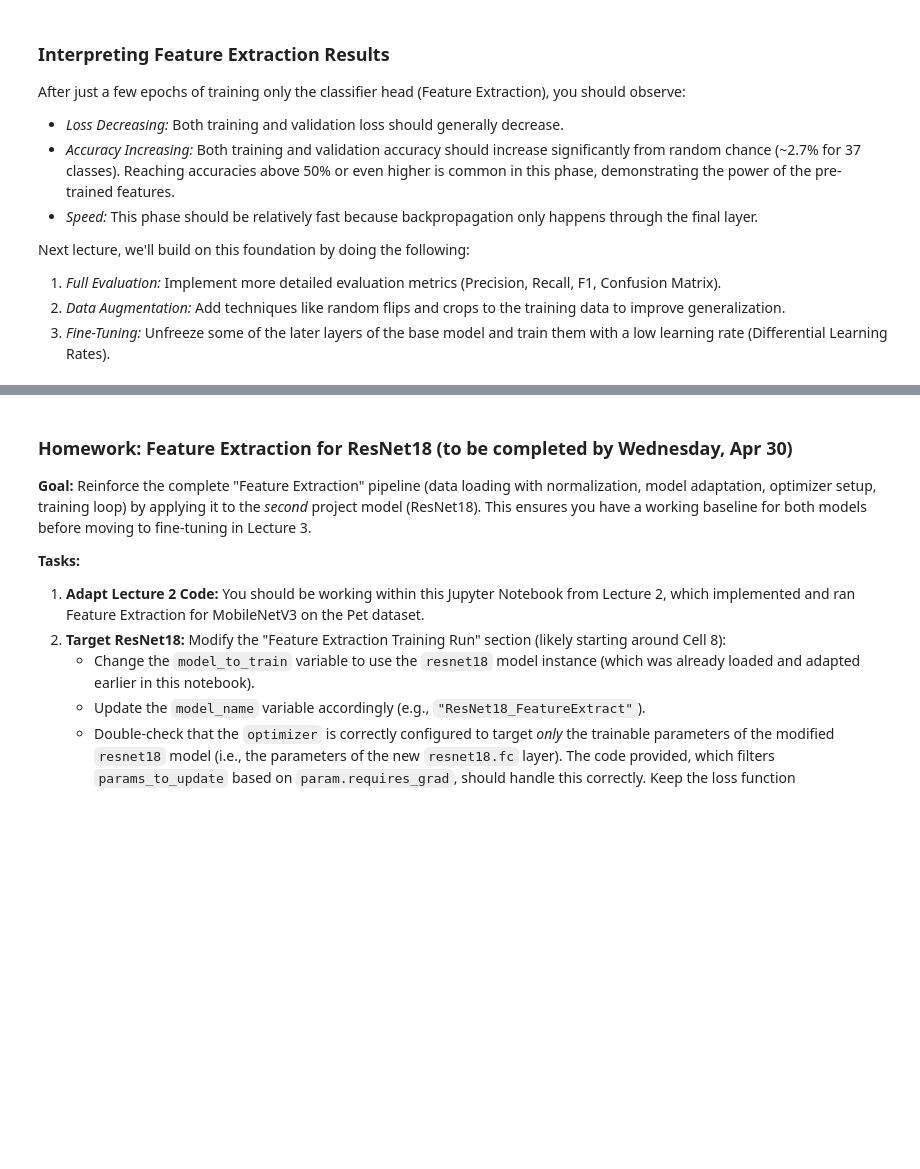
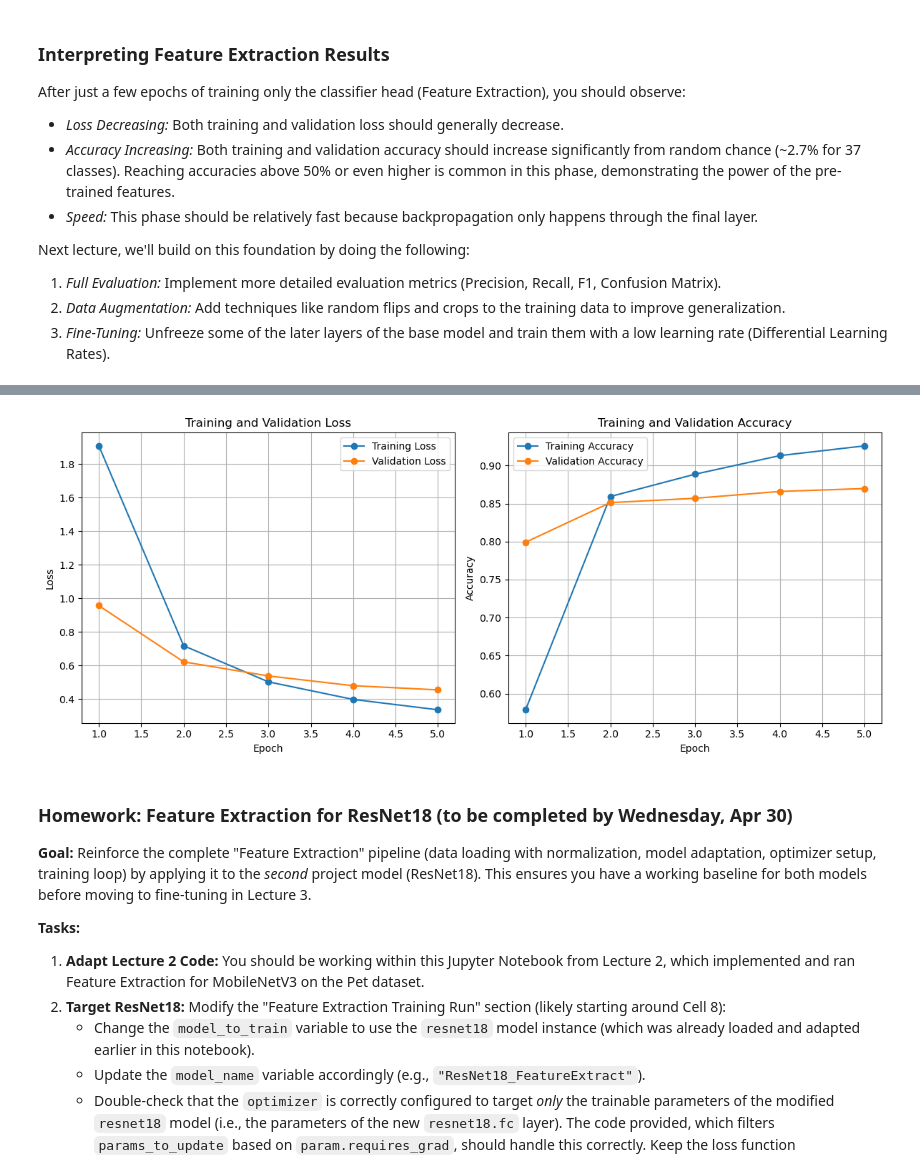
Before and after one commit to arvindsuresh-math/MATH-392-Intro-to-neural-networks, a Jupyter notebook: notebooks/22_fine-tuning-II.ipynb, the cells around one changed output, grey strips where cells are left out. Drawn from its saved outputs; the diff is of its cells as text; code cells hidden in the pictures; blank space fills up the shorter version.

```diff
--- a/notebooks/22_fine-tuning-II.ipynb
+++ b/notebooks/22_fine-tuning-II.ipynb
@@ -489,3 +616,42 @@ Next lecture, we'll build on this foundation by doing the following:
+# %%
+# --- Plotting Training & Validation Metrics ---
+# Assumes train_losses, val_losses, train_accs, val_accs lists exist from the previous cell.
+
+import matplotlib.pyplot as plt
+
+# Create epoch range for x-axis (e.g., if num_epochs=5, this is [1, 2, 3, 4, 5])
+epochs_range = range(1, num_epochs + 1)
+
+# Create a figure with two subplots: one for loss, one for accuracy
+plt.figure(figsize=(12, 5))
+
+# Plot Training & Validation Loss
+plt.subplot(1, 2, 1) # (rows, columns, panel number)
+plt.plot(epochs_range, train_losses, 'o-', label='Training Loss') # 'o-' creates markers and lines
+plt.plot(epochs_range, val_losses, 'o-', label='Validation Loss')
+plt.xlabel('Epoch')
+plt.ylabel('Loss')
+plt.title('Training and Validation Loss')
+plt.legend() # Show legend based on labels
+plt.grid(True) # Add a grid for easier reading
+
+# Plot Training & Validation Accuracy
+plt.subplot(1, 2, 2)
+plt.plot(epochs_range, train_accs, 'o-', label='Training Accuracy')
+plt.plot(epochs_range, val_accs, 'o-', label='Validation Accuracy')
+plt.xlabel('Epoch')
+plt.ylabel('Accuracy')
+plt.title('Training and Validation Accuracy')
+plt.legend()
+plt.grid(True)
+
+# Adjust layout to prevent titles/labels overlapping
+plt.tight_layout()
+
+# Display the plots
+plt.show()
+# %% [output]
+[figure, added]
 # %% [markdown]
 ### Homework: Feature Extraction for ResNet18 (to be completed by Wednesday, Apr 30)
 
```
Also changed, not shown: parts of 12 cells of this notebook, 12 other files.
